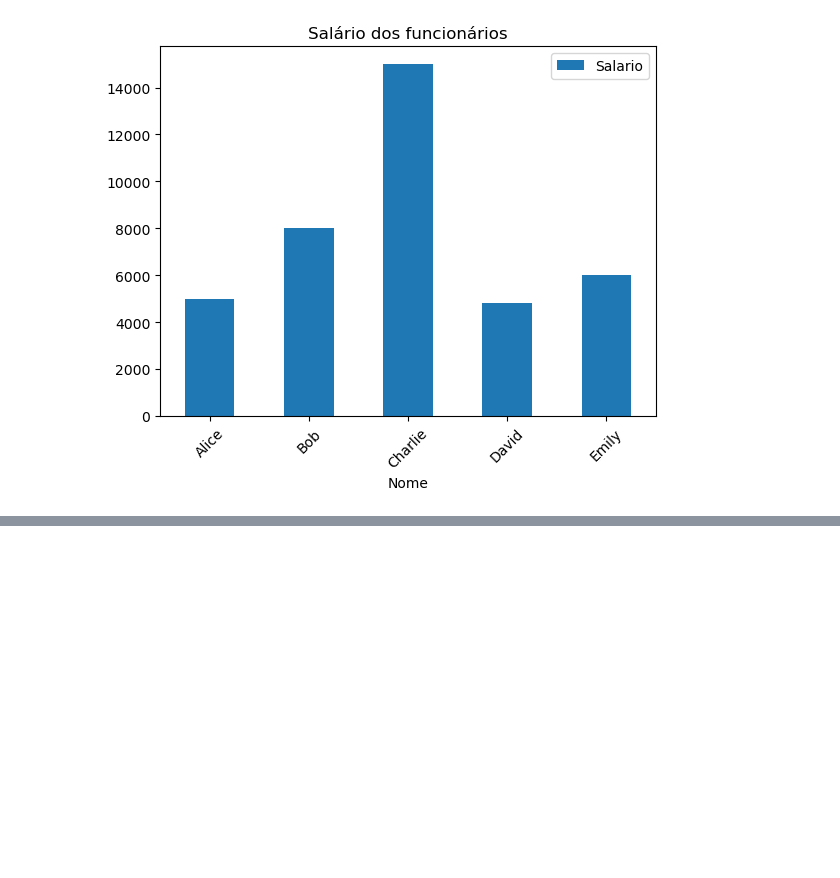
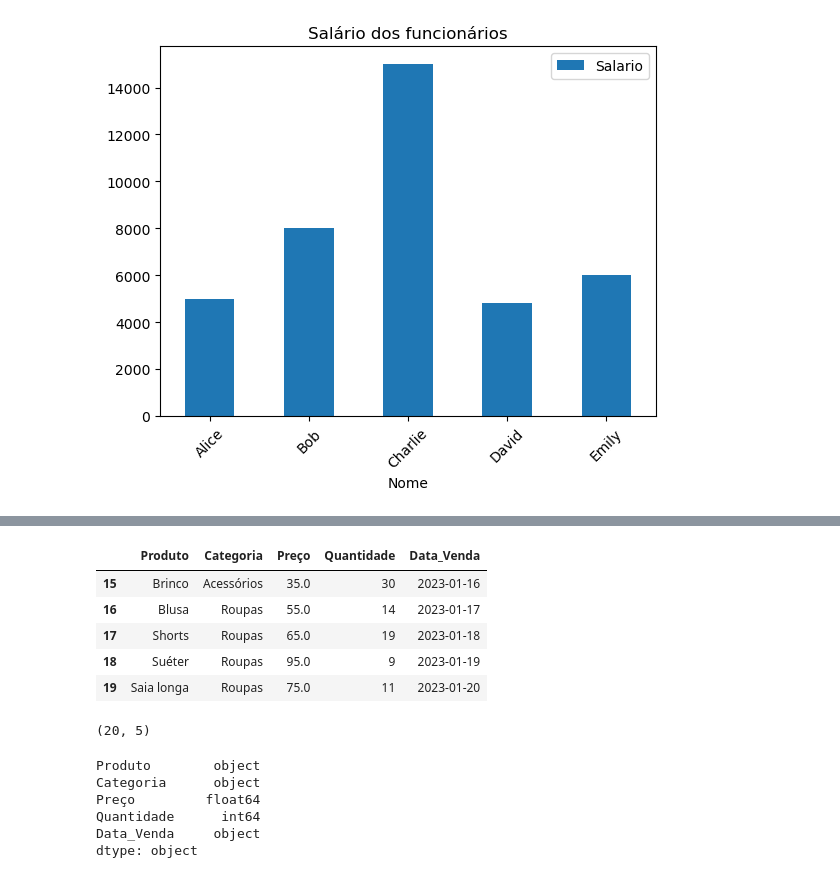
Before and after one commit to leandroclv/Analise_Dados_Python_Panda, a Jupyter notebook: pandas/introducao_pandas.ipynb, the cells around one changed output, grey strips where cells are left out. Drawn from its saved outputs; the diff is of its cells as text; code cells hidden in the pictures; blank space fills up the shorter version.

```diff
--- a/pandas/introducao_pandas.ipynb
+++ b/pandas/introducao_pandas.ipynb
@@ -314,0 +345,22 @@ df.plot(
+# %%
+df_produtos.tail()
+# %% [output]
+|  | Produto | Categoria | Preço | Quantidade | Data_Venda |
+| 15 | Brinco | Acessórios | 35.0 | 30 | 2023-01-16 |
+| 16 | Blusa | Roupas | 55.0 | 14 | 2023-01-17 |
+| 17 | Shorts | Roupas | 65.0 | 19 | 2023-01-18 |
+| 18 | Suéter | Roupas | 95.0 | 9 | 2023-01-19 |
+| 19 | Saia longa | Roupas | 75.0 | 11 | 2023-01-20 |
+# %%
+df_produtos.shape
+# %% [output]
+(20, 5)
+# %%
+df_produtos.dtypes
+# %% [output]
+Produto        object
+Categoria      object
+Preço         float64
+Quantidade      int64
+Data_Venda     object
+dtype: object
```
Also changed, not shown: parts of 4 cells of this notebook, 1 other file.
